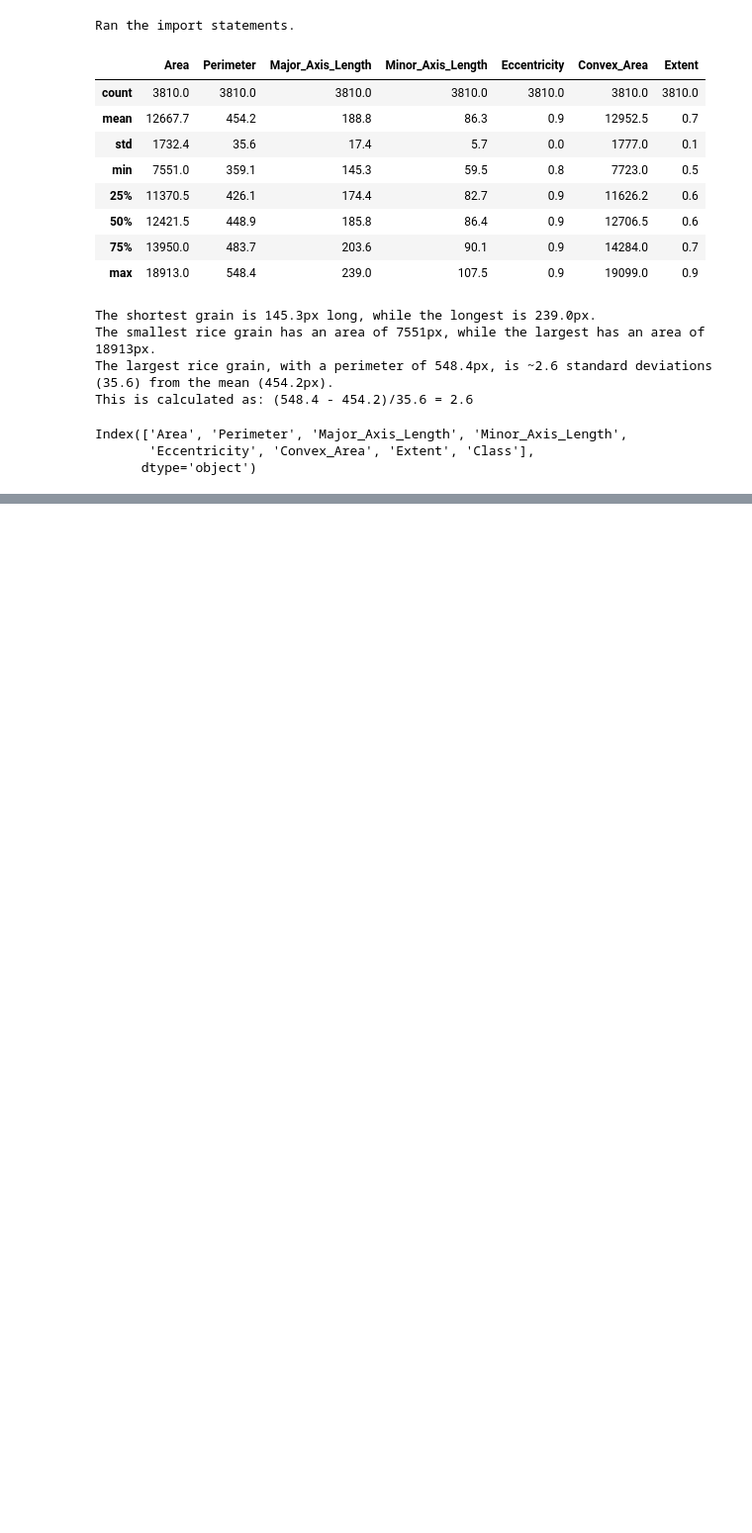
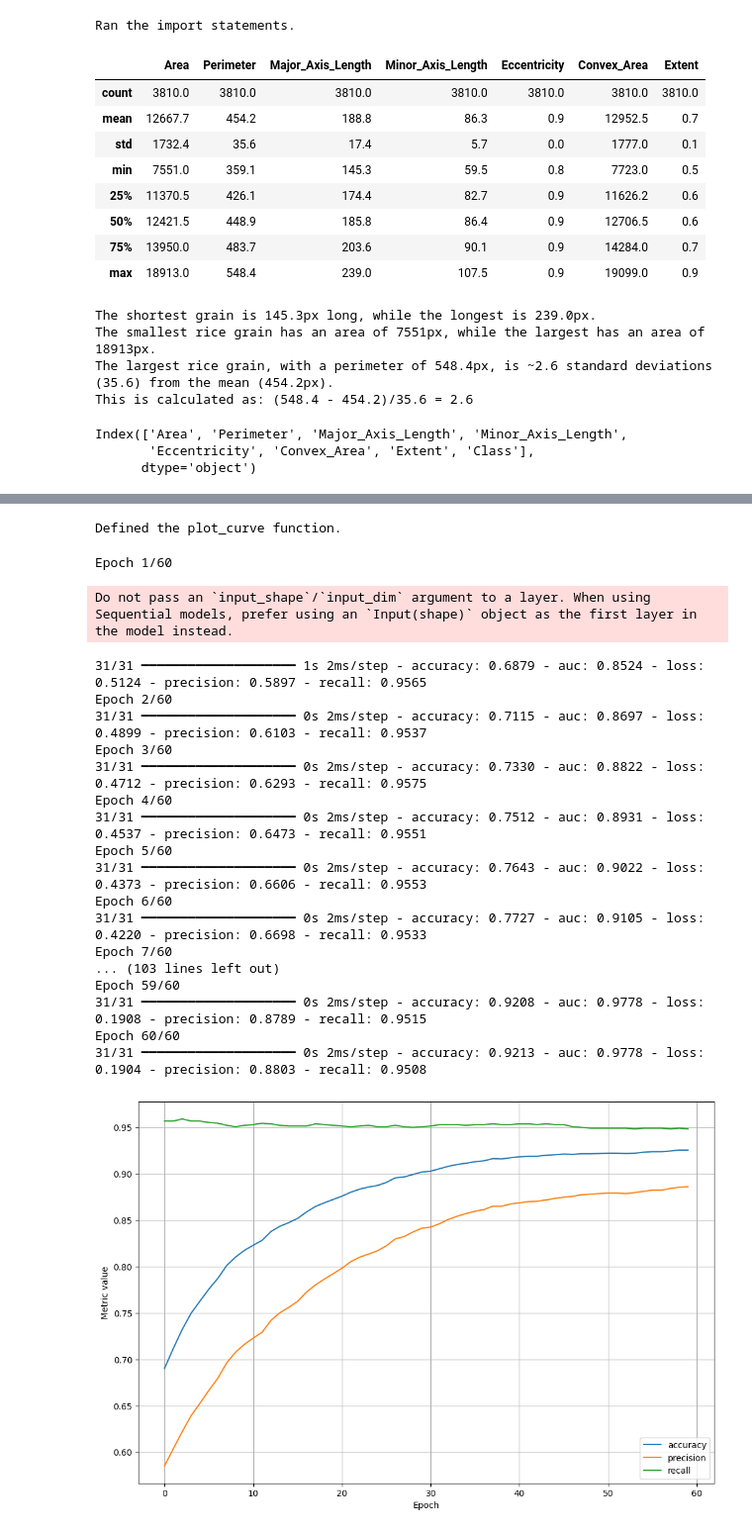
Before and after one commit to shravya312/Wisework, a Jupyter notebook: classification.ipynb, the cells around one changed output, grey strips where cells are left out. Shown at 99% size. Cells and saved outputs as stored; diff of their text form; code cells hidden in the pictures; blank space fills up the shorter version.

Commit message:
Added the evalute function basically completed the classification practicals

```diff
--- a/classification.ipynb
+++ b/classification.ipynb
@@ -108,0 +308,75 @@ px.scatter_3d(
+# %%
+# @title Define the plotting function.
+def plot_experiment_metrics(experiment: Experiment, metrics: list[str]):
+  """Plot a curve of one or more metrics for different epochs."""
+  plt.figure(figsize=(12, 8))
+
+  for metric in metrics:
+    plt.plot(
+        experiment.epochs, experiment.metrics_history[metric], label=metric
+    )
+
+  plt.xlabel("Epoch")
+  plt.ylabel("Metric value")
+  plt.grid()
+  plt.legend()
+
+
+print("Defined the plot_curve function.")
+# %% [output]
+Defined the plot_curve function.
+# %%
+# Let's define our first experiment settings.
+settings = ExperimentSettings(
+    learning_rate=0.001,
+    number_epochs=60,
+    batch_size=100,
+    classification_threshold=0.35,
+    input_features=input_features,
+)
+
+metrics = [
+    keras.metrics.BinaryAccuracy(
+        name='accuracy', threshold=settings.classification_threshold
+    ),
+    keras.metrics.Precision(
+        name='precision', thresholds=settings.classification_threshold
+    ),
+    keras.metrics.Recall(
+        name='recall', thresholds=settings.classification_threshold
+    ),
+    keras.metrics.AUC(num_thresholds=100, name='auc'),
+]
+
+# Establish the model's topography.
+model = create_model(settings, metrics)
+
+# Train the model on the training set.
+experiment = train_model(
+    'baseline', model, train_features, train_labels, settings
+)
+
+# Plot metrics vs. epochs
+plot_experiment_metrics(experiment, ['accuracy', 'precision', 'recall'])
+plot_experiment_metrics(experiment, ['auc'])
+# %% [output]
+Epoch 1/60
+Do not pass an `input_shape`/`input_dim` argument to a layer. When using Sequential models, prefer using an `Input(shape)` object as the first layer in the model instead.
+31/31 ━━━━━━━━━━━━━━━━━━━━ 1s 2ms/step - accuracy: 0.6879 - auc: 0.8524 - loss: 0.5124 - precision: 0.5897 - recall: 0.9565
+Epoch 2/60
+31/31 ━━━━━━━━━━━━━━━━━━━━ 0s 2ms/step - accuracy: 0.7115 - auc: 0.8697 - loss: 0.4899 - precision: 0.6103 - recall: 0.9537
+Epoch 3/60
+31/31 ━━━━━━━━━━━━━━━━━━━━ 0s 2ms/step - accuracy: 0.7330 - auc: 0.8822 - loss: 0.4712 - precision: 0.6293 - recall: 0.9575
+Epoch 4/60
+31/31 ━━━━━━━━━━━━━━━━━━━━ 0s 2ms/step - accuracy: 0.7512 - auc: 0.8931 - loss: 0.4537 - precision: 0.6473 - recall: 0.9551
+Epoch 5/60
+31/31 ━━━━━━━━━━━━━━━━━━━━ 0s 2ms/step - accuracy: 0.7643 - auc: 0.9022 - loss: 0.4373 - precision: 0.6606 - recall: 0.9553
+Epoch 6/60
+31/31 ━━━━━━━━━━━━━━━━━━━━ 0s 2ms/step - accuracy: 0.7727 - auc: 0.9105 - loss: 0.4220 - precision: 0.6698 - recall: 0.9533
+Epoch 7/60
+... (103 lines left out)
+Epoch 59/60
+31/31 ━━━━━━━━━━━━━━━━━━━━ 0s 2ms/step - accuracy: 0.9208 - auc: 0.9778 - loss: 0.1908 - precision: 0.8789 - recall: 0.9515
+Epoch 60/60
+31/31 ━━━━━━━━━━━━━━━━━━━━ 0s 2ms/step - accuracy: 0.9213 - auc: 0.9778 - loss: 0.1904 - precision: 0.8803 - recall: 0.9508
+[figure, added]
```
Also changed, not shown: parts of 15 cells of this notebook.
